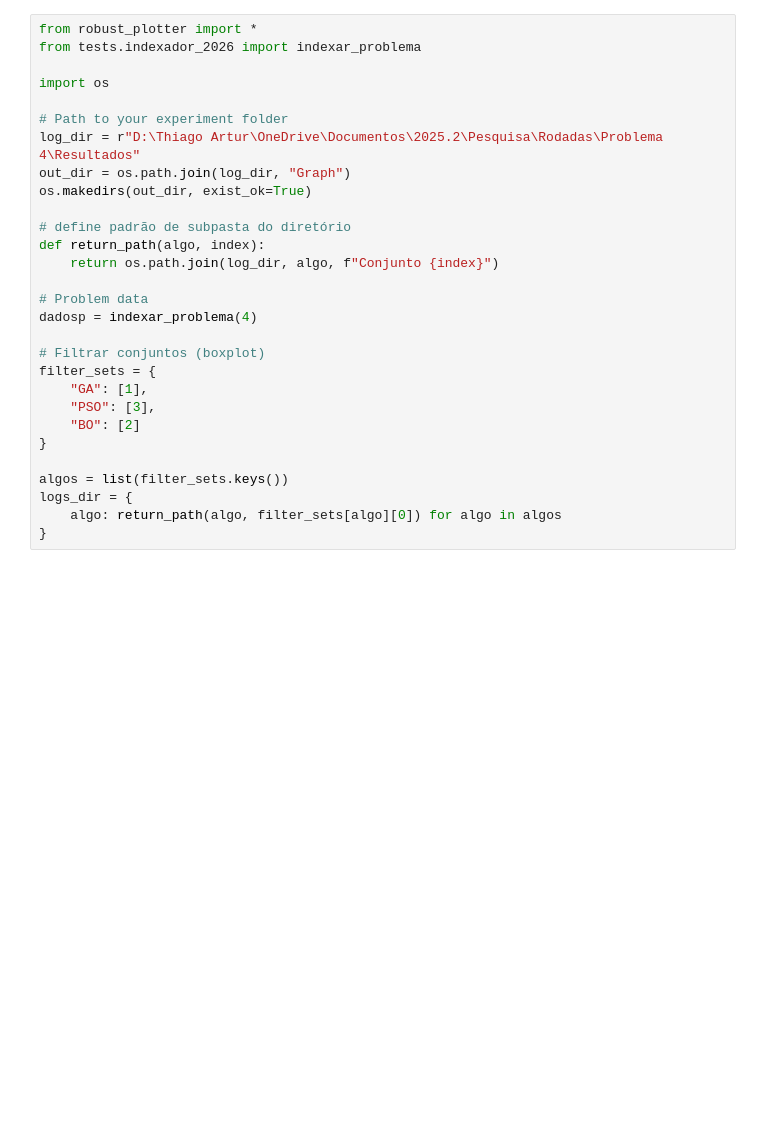
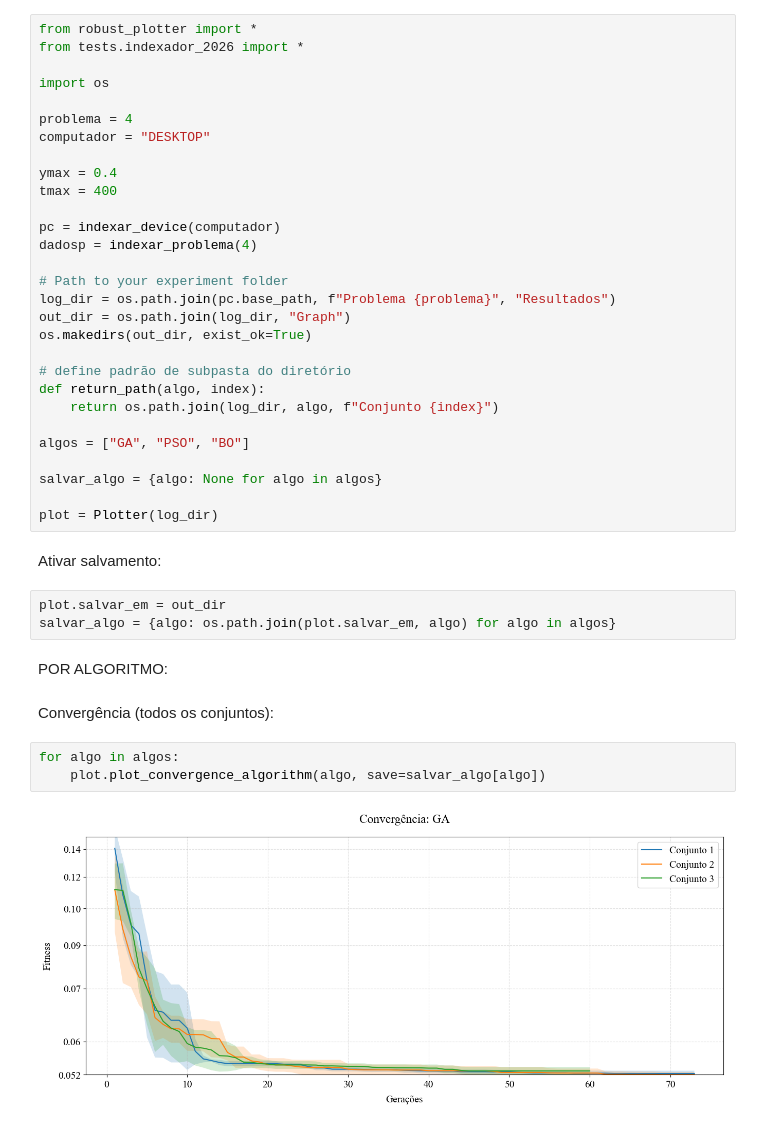
Before and after one commit to joaovfdias/optim_model_updating, a Jupyter notebook: plot/Problema 4.ipynb, the cells around one changed output. Saved outputs shown, nothing was run; the diff lists cells and outputs as text; blank space fills up the shorter version.

```diff
--- a/plot/Problema 4.ipynb
+++ b/plot/Problema 4.ipynb
@@ -1,11 +1,20 @@
 # %%
 from robust_plotter import *
-from tests.indexador_2026 import indexar_problema
+from tests.indexador_2026 import *
 
 import os
 
+problema = 4
+computador = "DESKTOP"
+
+ymax = 0.4
+tmax = 400
+
+pc = indexar_device(computador)
+dadosp = indexar_problema(4)
+
 # Path to your experiment folder
-log_dir = r"D:\Thiago Artur\OneDrive\Documentos\2025.2\Pesquisa\Rodadas\Problema 4\Resultados"
+log_dir = os.path.join(pc.base_path, f"Problema {problema}", "Resultados")
 out_dir = os.path.join(log_dir, "Graph")
 os.makedirs(out_dir, exist_ok=True)
 
@@ -13,17 +22,23 @@ os.makedirs(out_dir, exist_ok=True)
 def return_path(algo, index):
     return os.path.join(log_dir, algo, f"Conjunto {index}")
 
-# Problem data
-dadosp = indexar_problema(4)
+algos = ["GA", "PSO", "BO"]
 
-# Filtrar conjuntos (boxplot)
-filter_sets = {
-    "GA": [1],
-    "PSO": [3],
-    "BO": [2]
-}
+salvar_algo = {algo: None for algo in algos}
 
-algos = list(filter_sets.keys())
-logs_dir = {
-    algo: return_path(algo, filter_sets[algo][0]) for algo in algos
-}
+plot = Plotter(log_dir)
+# %% [markdown]
+Ativar salvamento:
+# %%
+plot.salvar_em = out_dir
+salvar_algo = {algo: os.path.join(plot.salvar_em, algo) for algo in algos}
+# %% [markdown]
+
+POR ALGORITMO:
+# %% [markdown]
+Convergência (todos os conjuntos):
+# %%
+for algo in algos:
+    plot.plot_convergence_algorithm(algo, save=salvar_algo[algo])
+# %% [output]
+[figure, added]
```
Also changed, not shown: parts of 18 cells of this notebook, 2 other files.
